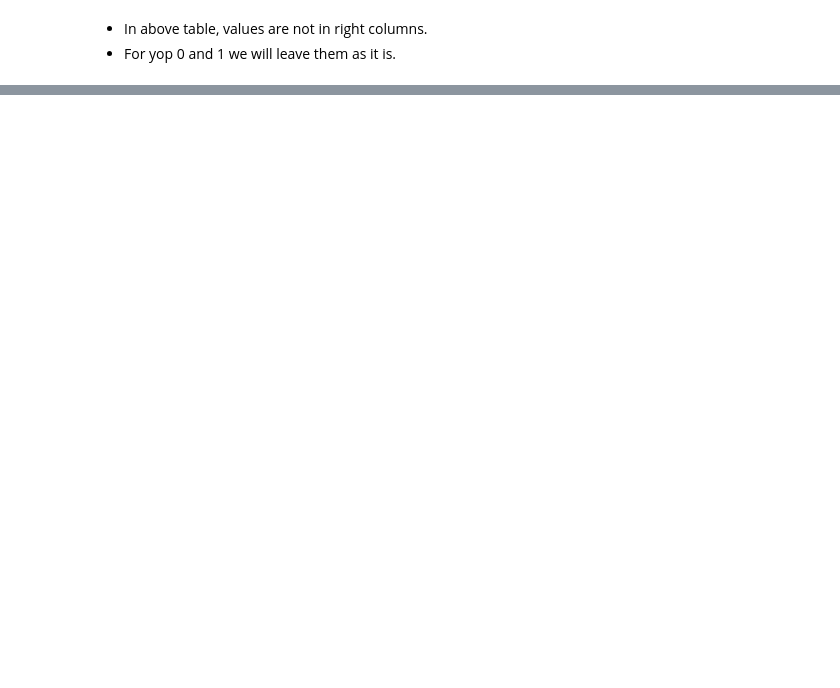
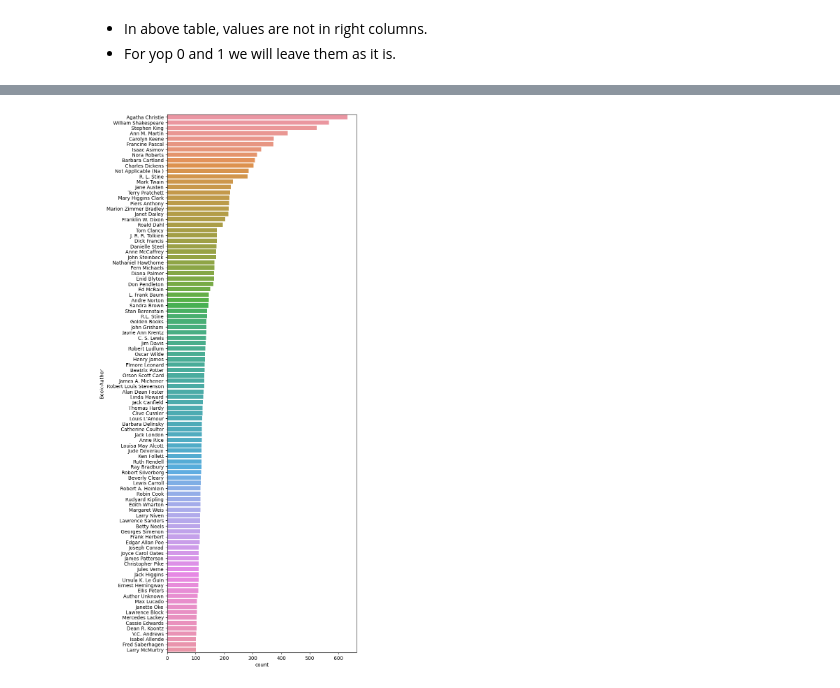
Before and after one commit to mdismailquraishicse/BookRecommendationSystem, a Jupyter notebook: books.ipynb, the cells around one changed output, grey strips where cells are left out. Cells and saved outputs as stored; diff of their text form; code cells hidden in the pictures; blank space fills up the shorter version.

```diff
--- a/books.ipynb
+++ b/books.ipynb
@@ -165,0 +178,3 @@ df_result.to_csv('/content/drive/MyDrive/MyProjects/ML Projects/Unsupervised ML/
+# %%
+top_100_authors_with_highest_count= cdf['Book-Author'].value_counts().sort_values(ascending=False).reset_index().head(100)
+top_100_authors_with_highest_count.T
@@ -165,0 +185,5 @@ df_result.to_csv('/content/drive/MyDrive/MyProjects/ML Projects/Unsupervised ML/
+# %%
+sns.barplot(top_100_authors_with_highest_count, y='Book-Author', x='count', orient='h')
+plt.show()
+# %% [output]
+[figure, added]
```
Also changed, not shown: parts of 14 cells of this notebook, 3 other files.
